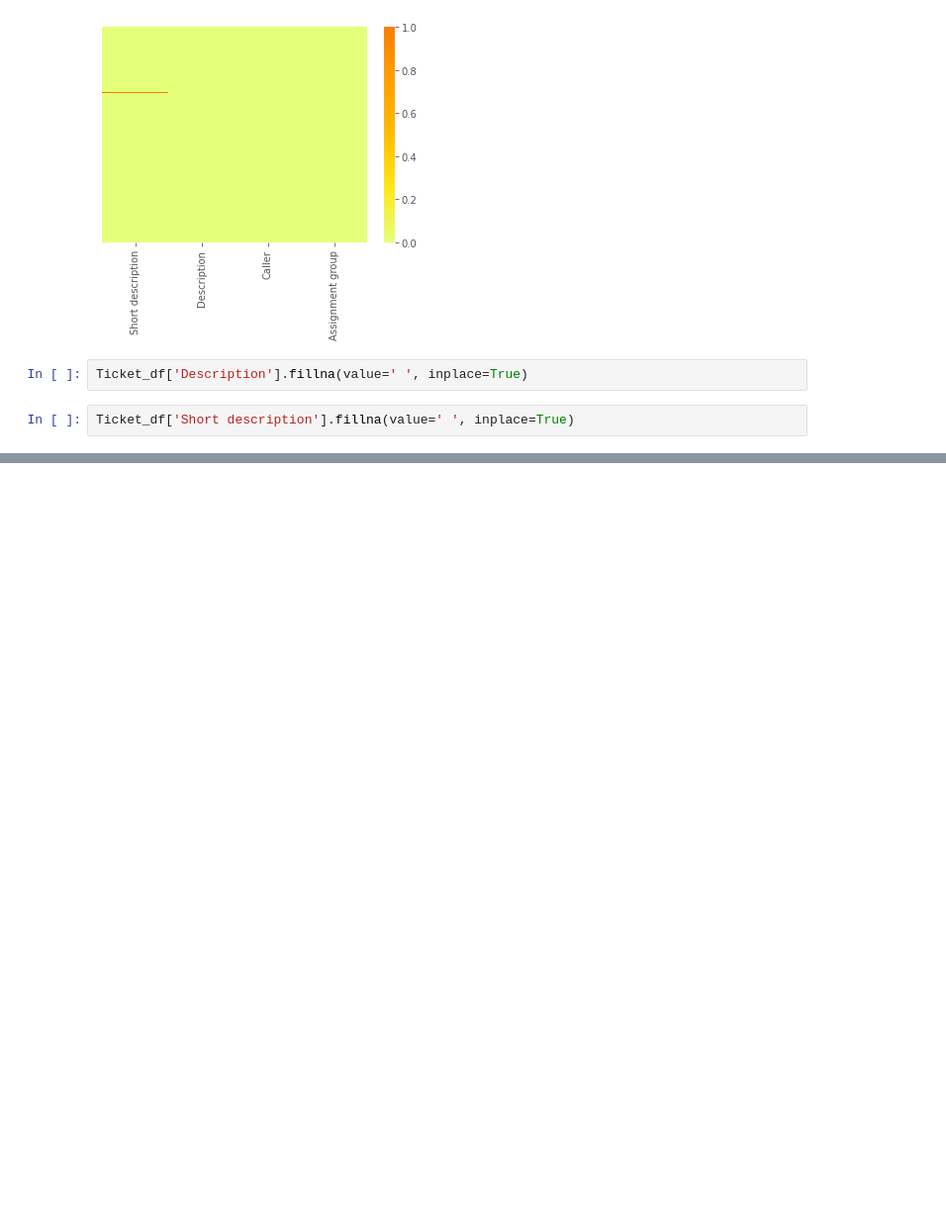
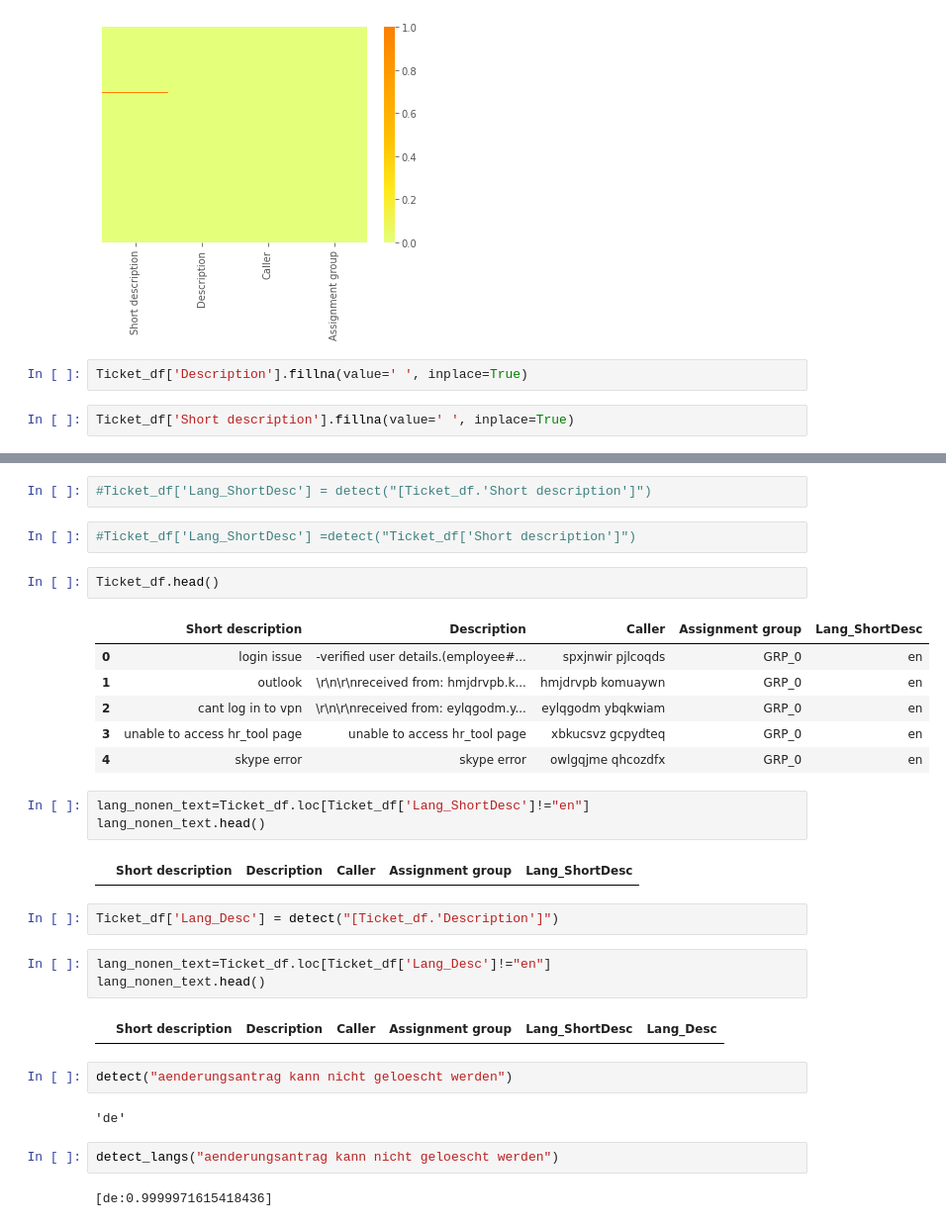
Before and after one commit to ABPande/AIML_CAPSTONE_NLP_B_GRP_4, a Jupyter notebook: Capstone Project.ipynb, the cells around one changed output, grey strips where cells are left out. Shown at 99% size. Cells and saved outputs as stored; diff of their text form; blank space fills up the shorter version.

```diff
--- a/Capstone Project.ipynb
+++ b/Capstone Project.ipynb
@@ -207,0 +233,33 @@ False
+# %%
+#Ticket_df['Lang_ShortDesc'] = detect("[Ticket_df.'Short description']")
+# %%
+#Ticket_df['Lang_ShortDesc'] =detect("Ticket_df['Short description']")
+# %%
+Ticket_df.head()
+# %% [output]
+|  | Short description | Description | Caller | Assignment group | Lang_ShortDesc |
+| 0 | login issue | -verified user details.(employee#... | spxjnwir pjlcoqds | GRP_0 | en |
+| 1 | outlook | \r\n\r\nreceived from: hmjdrvpb.k... | hmjdrvpb komuaywn | GRP_0 | en |
+| 2 | cant log in to vpn | \r\n\r\nreceived from: eylqgodm.y... | eylqgodm ybqkwiam | GRP_0 | en |
+| 3 | unable to access hr_tool page | unable to access hr_tool page | xbkucsvz gcpydteq | GRP_0 | en |
+| 4 | skype error | skype error | owlgqjme qhcozdfx | GRP_0 | en |
+# %%
+lang_nonen_text=Ticket_df.loc[Ticket_df['Lang_ShortDesc']!="en"]
+lang_nonen_text.head()
+# %% [output]
+|  | Short description | Description | Caller | Assignment group | Lang_ShortDesc |
+# %%
+Ticket_df['Lang_Desc'] = detect("[Ticket_df.'Description']")
+# %%
+lang_nonen_text=Ticket_df.loc[Ticket_df['Lang_Desc']!="en"]
+lang_nonen_text.head()
+# %% [output]
+|  | Short description | Description | Caller | Assignment group | Lang_ShortDesc | Lang_Desc |
+# %%
+detect("aenderungsantrag kann nicht geloescht werden")
+# %% [output]
+'de'
+# %%
+detect_langs("aenderungsantrag kann nicht geloescht werden")
+# %% [output]
+[de:0.9999971615418436]
```
Also changed, not shown: parts of 37 cells of this notebook.
